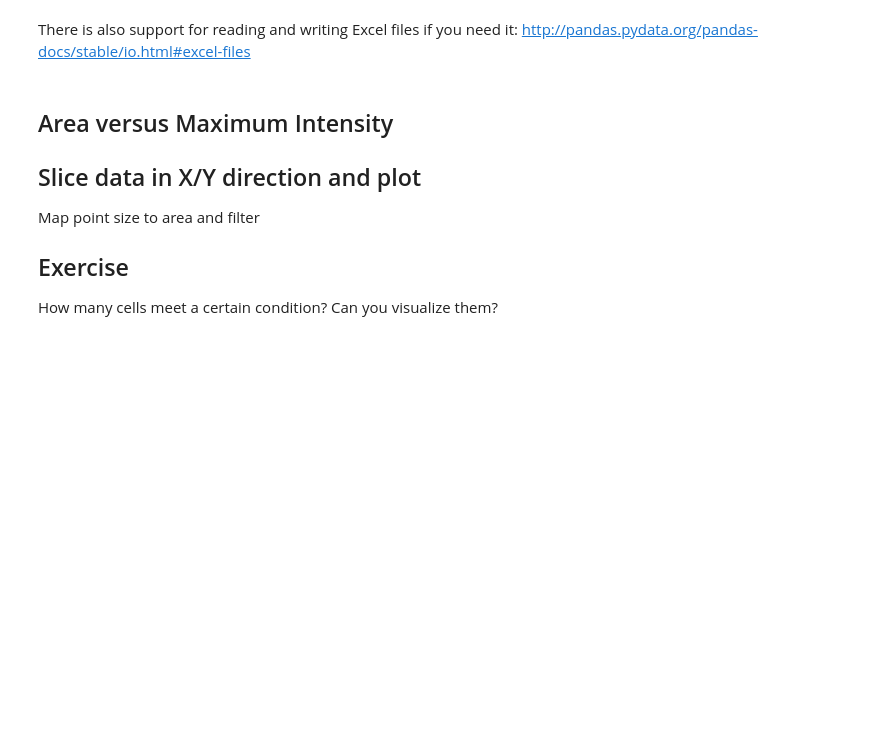
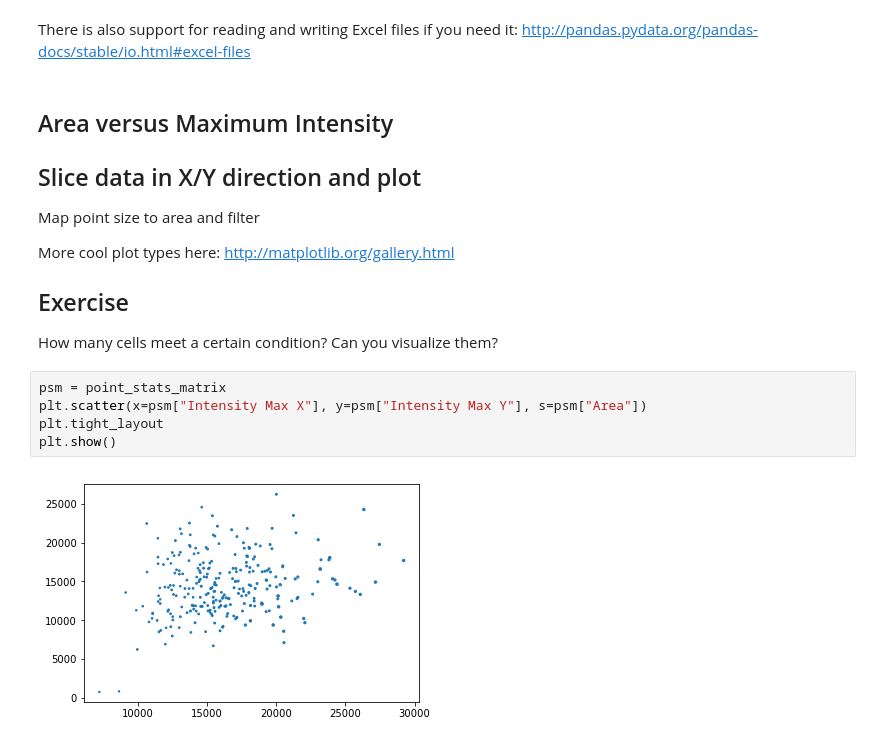
Before and after one commit to dasaderi/python_neurobootcamp, a Jupyter notebook: day-3/day3-pandas.ipynb, the cells around one changed output. Drawn from its saved outputs; the diff is of its cells as text; blank space fills up the shorter version.

Commit message:
update of day 3 with matplotlib stuff

```diff
--- a/day-3/day3-pandas.ipynb
+++ b/day-3/day3-pandas.ipynb
@@ -299,6 +283,15 @@ There is also support for reading and writing Excel files if you need it: http:/
 
 Map point size to area and filter
 
+More cool plot types here: http://matplotlib.org/gallery.html
+
 ## Exercise
 
 How many cells meet a certain condition? Can you visualize them?
+# %%
+psm = point_stats_matrix
+plt.scatter(x=psm["Intensity Max X"], y=psm["Intensity Max Y"], s=psm["Area"])
+plt.tight_layout
+plt.show()
+# %% [output]
+[figure, added]
```
Also changed, not shown: parts of 2 cells of this notebook, 1 other file.
